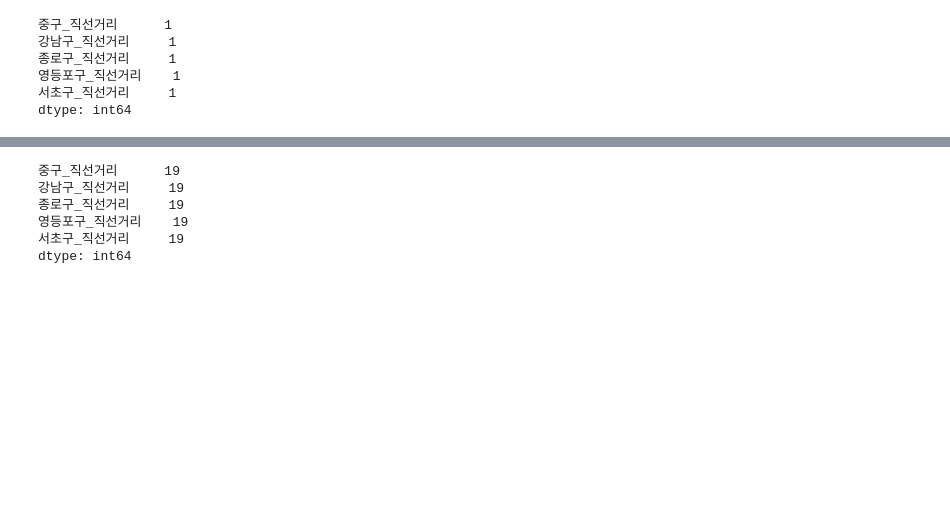
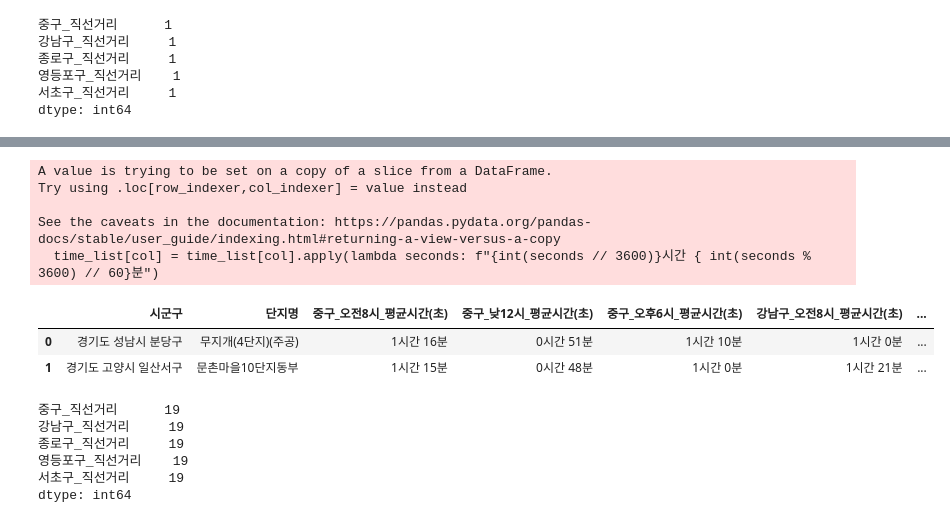
Before and after one commit to SnapishAgent/Ilsan-Investment-Insight, a Jupyter notebook: 교통 접근성/dataset_preprocessing_company_info.ipynb, the cells around one changed output, grey strips where cells are left out. Cells and saved outputs as stored; diff of their text form; code cells hidden in the pictures; blank space fills up the shorter version.

```diff
--- a/교통 접근성/dataset_preprocessing_company_info.ipynb
+++ b/교통 접근성/dataset_preprocessing_company_info.ipynb
@@ -1201,3 +1228,23 @@ ilsan_max_value_idx, ilsan_max_value_row_info = max_value_info(ilsan_result)
+# %%
+time_list = max_dist_target[['중구_오전8시_평균시간(초)', '중구_낮12시_평균시간(초)', '중구_오후6시_평균시간(초)',
+       '강남구_오전8시_평균시간(초)', '강남구_낮12시_평균시간(초)', '강남구_오후6시_평균시간(초)',
+       '종로구_오전8시_평균시간(초)', '종로구_낮12시_평균시간(초)', '종로구_오후6시_평균시간(초)',
+       '영등포구_오전8시_평균시간(초)', '영등포구_낮12시_평균시간(초)', '영등포구_오후6시_평균시간(초)',
+       '서초구_오전8시_평균시간(초)', '서초구_낮12시_평균시간(초)', '서초구_오후6시_평균시간(초)']]
+
+for col in  time_list.columns.tolist():
+    time_list[col] = time_list[col].apply(lambda seconds: f"{int(seconds // 3600)}시간 { int(seconds % 3600) // 60}분")
+
+pd.concat([max_dist_target['시군구'],max_dist_target['단지명'],time_list],axis=1)
+# %% [output]
+A value is trying to be set on a copy of a slice from a DataFrame.
+Try using .loc[row_indexer,col_indexer] = value instead
+
+See the caveats in the documentation: https://pandas.pydata.org/pandas-docs/stable/user_guide/indexing.html#returning-a-view-versus-a-copy
+  time_list[col] = time_list[col].apply(lambda seconds: f"{int(seconds // 3600)}시간 { int(seconds % 3600) // 60}분")
+|  | 시군구 | 단지명 | 중구_오전8시_평균시간(초) | 중구_낮12시_평균시간(초) | 중구_오후6시_평균시간(초) | 강남구_오전8시_평균시간(초) | ... |
+| 0 | 경기도 성남시 분당구 | 무지개(4단지)(주공) | 1시간 16분 | 0시간 51분 | 1시간 10분 | 1시간 0분 | ... |
+| 1 | 경기도 고양시 일산서구 | 문촌마을10단지동부 | 1시간 15분 | 0시간 48분 | 1시간 0분 | 1시간 21분 | ... |
 # %%
 bundang_max_value_idx
 # %% [output]
```
Also changed, not shown: parts of 12 cells of this notebook.
